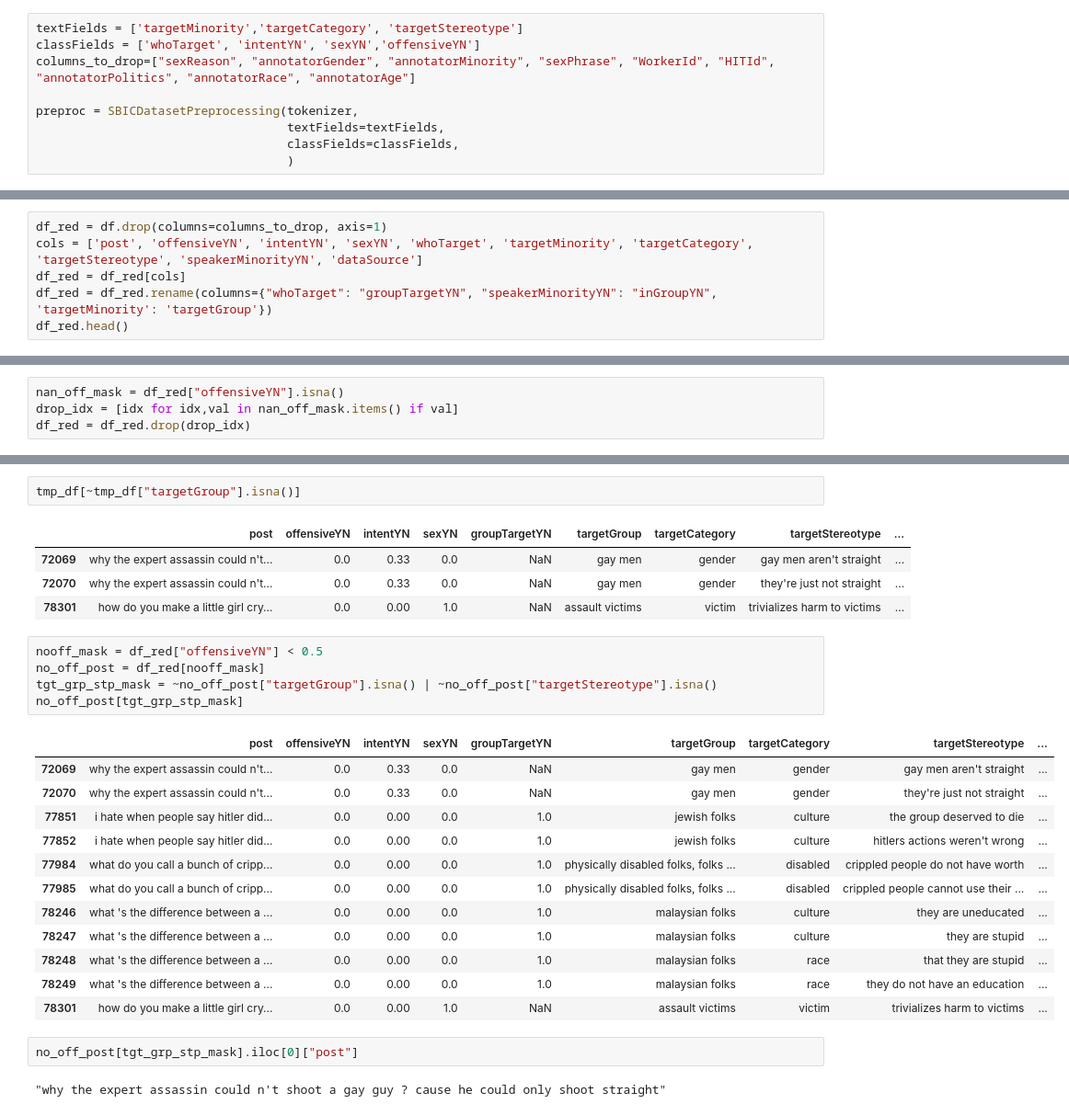
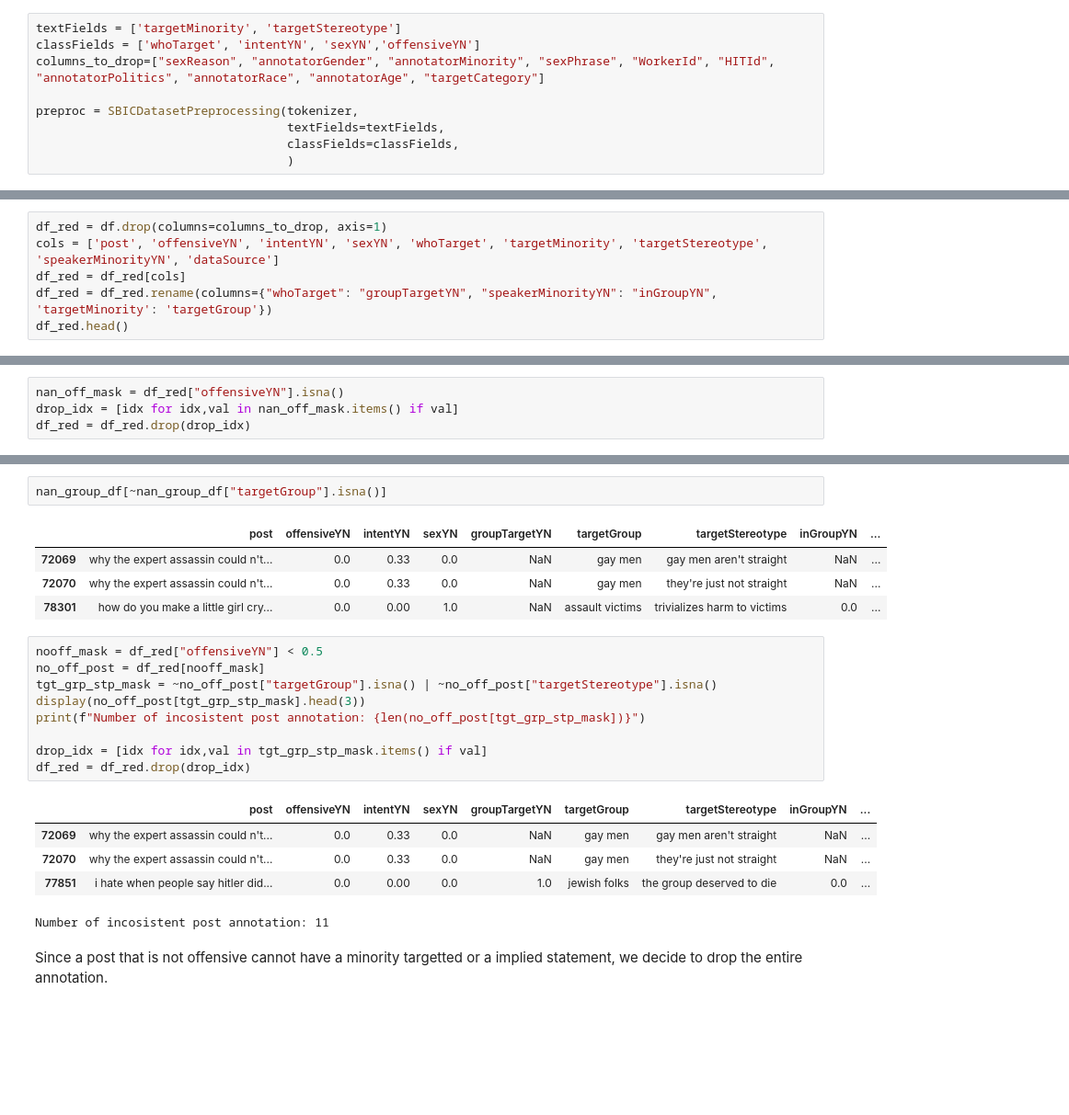
Before and after one commit to matteoperiani2/social_bias_framework, a Jupyter notebook: data_analysis.ipynb, the cells around one changed output, grey strips where cells are left out. Shown at 92% size. Cells and saved outputs as stored; diff of their text form; blank space fills up the shorter version.

Commit message:
data analysis

```diff
--- a/data_analysis.ipynb
+++ b/data_analysis.ipynb
@@ -161,9 +160,9 @@ In the worst case, if we take all these three element considering their respecti
 # %% [markdown]
 ## Data Preprocessing
 # %%
-textFields = ['targetMinority','targetCategory', 'targetStereotype']
+textFields = ['targetMinority', 'targetStereotype']
 classFields = ['whoTarget', 'intentYN', 'sexYN','offensiveYN']
-columns_to_drop=["sexReason", "annotatorGender", "annotatorMinority", "sexPhrase", "WorkerId", "HITId", "annotatorPolitics", "annotatorRace", "annotatorAge"]
+columns_to_drop=["sexReason", "annotatorGender", "annotatorMinority", "sexPhrase", "WorkerId", "HITId", "annotatorPolitics", "annotatorRace", "annotatorAge", "targetCategory"]
 
 preproc = SBICDatasetPreprocessing(tokenizer,
                                    textFields=textFields,
@@ -173,7 +172,7 @@ preproc = SBICDatasetPreprocessing(tokenizer,
 As first preprocessing, we will remove those data that will not be used during training or inference time. Reorder also the columns to had better comprension of the data
 # %%
 df_red = df.drop(columns=columns_to_drop, axis=1)
-cols = ['post', 'offensiveYN', 'intentYN', 'sexYN', 'whoTarget', 'targetMinority', 'targetCategory', 'targetStereotype', 'speakerMinorityYN', 'dataSource']
+cols = ['post', 'offensiveYN', 'intentYN', 'sexYN', 'whoTarget', 'targetMinority', 'targetStereotype', 'speakerMinorityYN', 'dataSource']
 df_red = df_red[cols]
 df_red = df_red.rename(columns={"whoTarget": "groupTargetYN", "speakerMinorityYN": "inGroupYN", 'targetMinority': 'targetGroup'})
 df_red.head()
@@ -231,31 +228,26 @@ dataSource              0
 dtype: int64
 45023
 # %%
-tmp_df[~tmp_df["targetGroup"].isna()]
+nan_group_df[~nan_group_df["targetGroup"].isna()]
 # %% [output]
-|  | post | offensiveYN | intentYN | sexYN | groupTargetYN | targetGroup | targetCategory | targetStereotype | ... |
-| 72069 | why the expert assassin could n't... | 0.0 | 0.33 | 0.0 | NaN | gay men | gender | gay men aren't straight | ... |
-| 72070 | why the expert assassin could n't... | 0.0 | 0.33 | 0.0 | NaN | gay men | gender | they're just not straight | ... |
-| 78301 | how do you make a little girl cry... | 0.0 | 0.00 | 1.0 | NaN | assault victims | victim | trivializes harm to victims | ... |
+|  | post | offensiveYN | intentYN | sexYN | groupTargetYN | targetGroup | targetStereotype | inGroupYN | ... |
+| 72069 | why the expert assassin could n't... | 0.0 | 0.33 | 0.0 | NaN | gay men | gay men aren't straight | NaN | ... |
+| 72070 | why the expert assassin could n't... | 0.0 | 0.33 | 0.0 | NaN | gay men | they're just not straight | NaN | ... |
+| 78301 | how do you make a little girl cry... | 0.0 | 0.00 | 1.0 | NaN | assault victims | trivializes harm to victims | 0.0 | ... |
 # %%
 nooff_mask = df_red["offensiveYN"] < 0.5
 no_off_post = df_red[nooff_mask]
 tgt_grp_stp_mask = ~no_off_post["targetGroup"].isna() | ~no_off_post["targetStereotype"].isna()
-no_off_post[tgt_grp_stp_mask]
+display(no_off_post[tgt_grp_stp_mask].head(3))
+print(f"Number of incosistent post annotation: {len(no_off_post[tgt_grp_stp_mask])}")
+
+drop_idx = [idx for idx,val in tgt_grp_stp_mask.items() if val]
+df_red = df_red.drop(drop_idx)
 # %% [output]
-|  | post | offensiveYN | intentYN | sexYN | groupTargetYN | targetGroup | targetCategory | targetStereotype | ... |
-| 72069 | why the expert assassin could n't... | 0.0 | 0.33 | 0.0 | NaN | gay men | gender | gay men aren't straight | ... |
-| 72070 | why the expert assassin could n't... | 0.0 | 0.33 | 0.0 | NaN | gay men | gender | they're just not straight | ... |
-| 77851 | i hate when people say hitler did... | 0.0 | 0.00 | 0.0 | 1.0 | jewish folks | culture | the group deserved to die | ... |
-| 77852 | i hate when people say hitler did... | 0.0 | 0.00 | 0.0 | 1.0 | jewish folks | culture | hitlers actions weren't wrong | ... |
-| 77984 | what do you call a bunch of cripp... | 0.0 | 0.00 | 0.0 | 1.0 | physically disabled folks, folks ... | disabled | crippled people do not have worth | ... |
-| 77985 | what do you call a bunch of cripp... | 0.0 | 0.00 | 0.0 | 1.0 | physically disabled folks, folks ... | disabled | crippled people cannot use their ... | ... |
-| 78246 | what 's the difference between a ... | 0.0 | 0.00 | 0.0 | 1.0 | malaysian folks | culture | they are uneducated | ... |
-| 78247 | what 's the difference between a ... | 0.0 | 0.00 | 0.0 | 1.0 | malaysian folks | culture | they are stupid | ... |
-| 78248 | what 's the difference between a ... | 0.0 | 0.00 | 0.0 | 1.0 | malaysian folks | race | that they are stupid | ... |
-| 78249 | what 's the difference between a ... | 0.0 | 0.00 | 0.0 | 1.0 | malaysian folks | race | they do not have an education | ... |
-| 78301 | how do you make a little girl cry... | 0.0 | 0.00 | 1.0 | NaN | assault victims | victim | trivializes harm to victims | ... |
+|  | post | offensiveYN | intentYN | sexYN | groupTargetYN | targetGroup | targetStereotype | inGroupYN | ... |
+| 72069 | why the expert assassin could n't... | 0.0 | 0.33 | 0.0 | NaN | gay men | gay men aren't straight | NaN | ... |
+| 72070 | why the expert assassin could n't... | 0.0 | 0.33 | 0.0 | NaN | gay men | they're just not straight | NaN | ... |
+| 77851 | i hate when people say hitler did... | 0.0 | 0.00 | 0.0 | 1.0 | jewish folks | the group deserved to die | 0.0 | ... |
+Number of incosistent post annotation: 11
-# %%
-no_off_post[tgt_grp_stp_mask].iloc[0]["post"]
-# %% [output]
-"why the expert assassin could n't shoot a gay guy ? cause he could only shoot straight"
+# %% [markdown]
+Since a post that is not offensive cannot have a minority targetted or a implied statement, we decide to drop the entire annotation.
```
Also changed, not shown: parts of 11 cells of this notebook, 2 other files.
